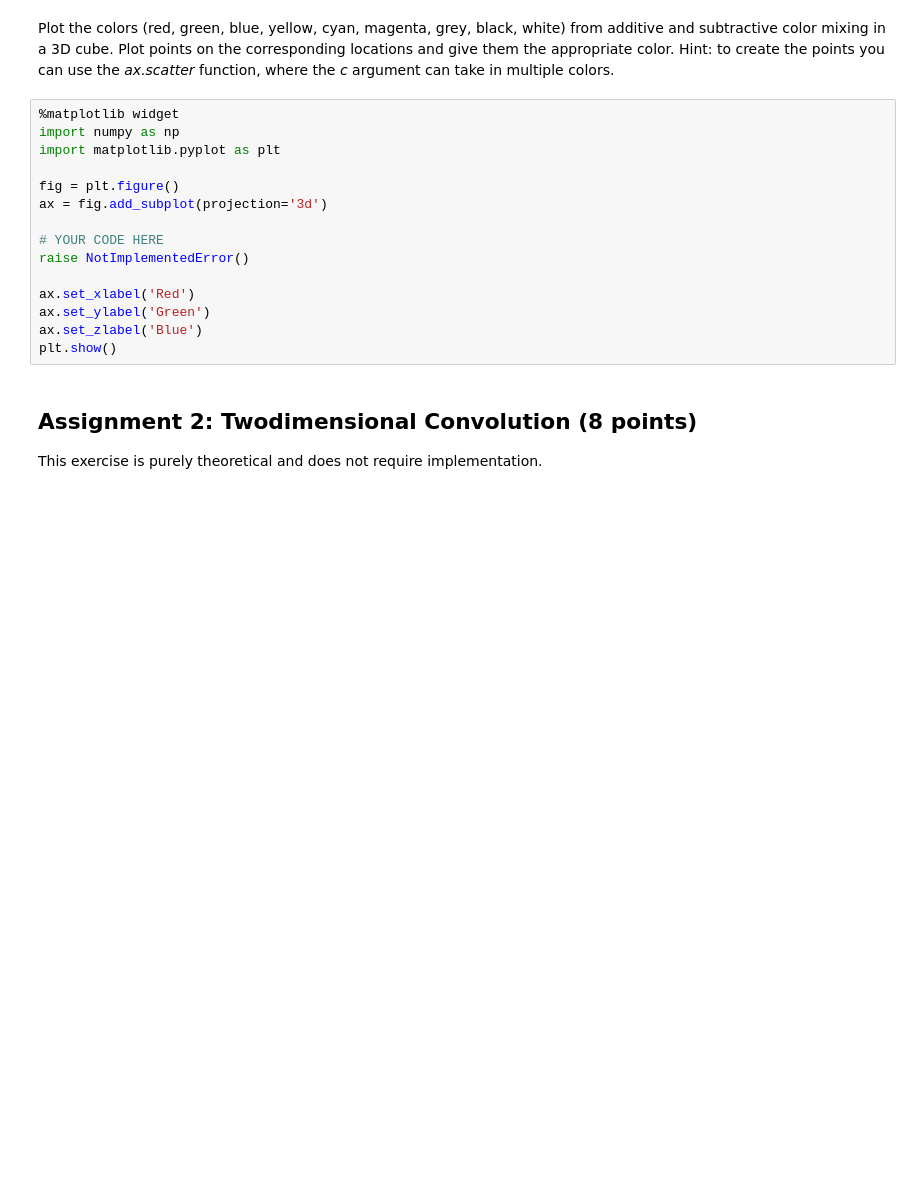
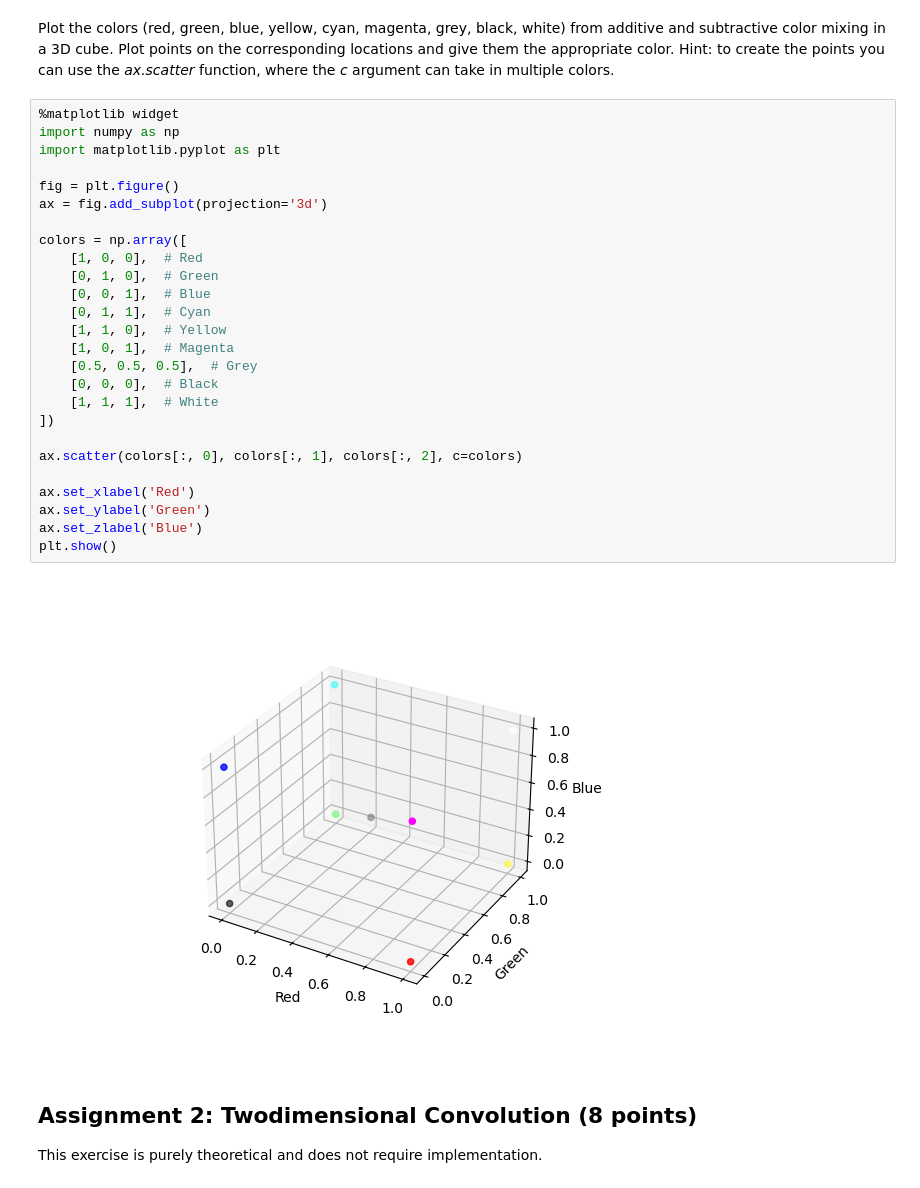
Before and after one commit to shuxton/computer-vision-homework, a Jupyter notebook: Sheet02/sheet02_shubham.ipynb, the cells around one changed output. Cells and saved outputs as stored; diff of their text form; blank space fills up the shorter version.

```diff
--- a/Sheet02/sheet02_shubham.ipynb
+++ b/Sheet02/sheet02_shubham.ipynb
@@ -60,18 +88,31 @@ Hint: to create the points you can use the *ax.scatter* function, where the *c*
 # %%
 %matplotlib widget
 import numpy as np
 import matplotlib.pyplot as plt
 
 fig = plt.figure()
 ax = fig.add_subplot(projection='3d')
 
-# YOUR CODE HERE
-raise NotImplementedError()
+colors = np.array([
+    [1, 0, 0],  # Red
+    [0, 1, 0],  # Green
+    [0, 0, 1],  # Blue
+    [0, 1, 1],  # Cyan
+    [1, 1, 0],  # Yellow
+    [1, 0, 1],  # Magenta
+    [0.5, 0.5, 0.5],  # Grey
+    [0, 0, 0],  # Black
+    [1, 1, 1],  # White
+])
+
+ax.scatter(colors[:, 0], colors[:, 1], colors[:, 2], c=colors)
 
 ax.set_xlabel('Red')
 ax.set_ylabel('Green')
 ax.set_zlabel('Blue')
 plt.show()
+# %% [output]
+[figure, added]
 # %% [markdown]
 ## Assignment 2: Twodimensional Convolution (8 points)
 
```
Also changed, not shown: parts of 15 cells of this notebook.
